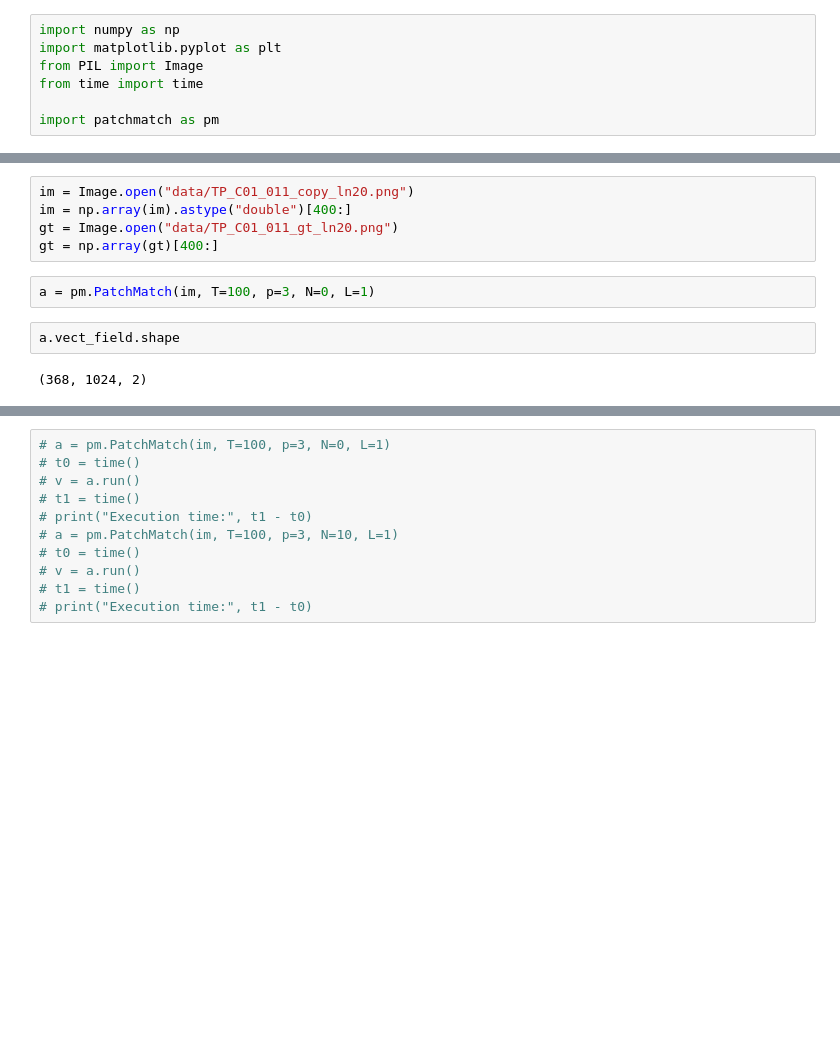
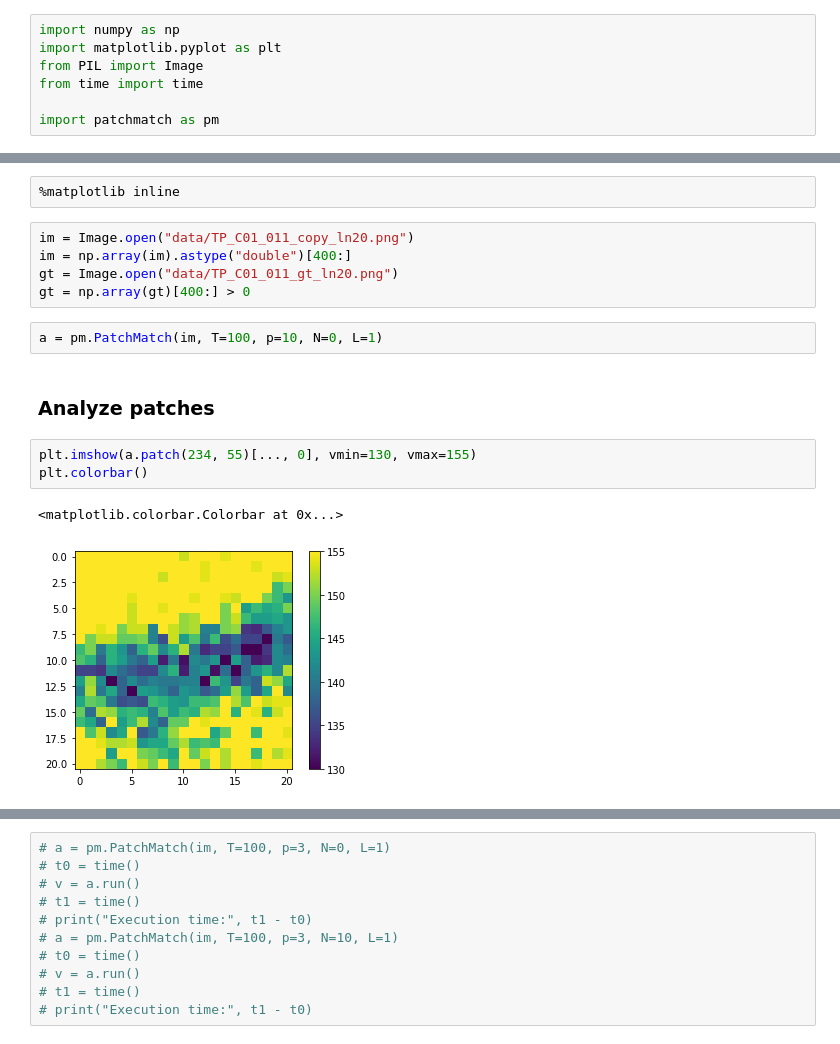
Before and after one commit to decarpentierg/patchmatch, a Jupyter notebook: test.ipynb, the cells around one changed output, grey strips where cells are left out. Saved outputs shown, nothing was run; the diff lists cells and outputs as text; blank space fills up the shorter version.

```diff
--- a/test.ipynb
+++ b/test.ipynb
@@ -8,11 +10,17 @@ import patchmatch as pm
+# %%
+%matplotlib inline
 # %%
 im = Image.open("data/TP_C01_011_copy_ln20.png")
 im = np.array(im).astype("double")[400:]
 gt = Image.open("data/TP_C01_011_gt_ln20.png")
-gt = np.array(gt)[400:]
+gt = np.array(gt)[400:] > 0
 # %%
-a = pm.PatchMatch(im, T=100, p=3, N=0, L=1)
+a = pm.PatchMatch(im, T=100, p=10, N=0, L=1)
-# %%
-a.vect_field.shape
-# %% [output]
-(368, 1024, 2)
+# %% [markdown]
+### Analyze patches
+# %%
+plt.imshow(a.patch(234, 55)[..., 0], vmin=130, vmax=155)
+plt.colorbar()
+# %% [output]
+<matplotlib.colorbar.Colorbar at 0x...>
+[figure, added]
```
Also changed, not shown: parts of 14 cells of this notebook, 1 other file.
